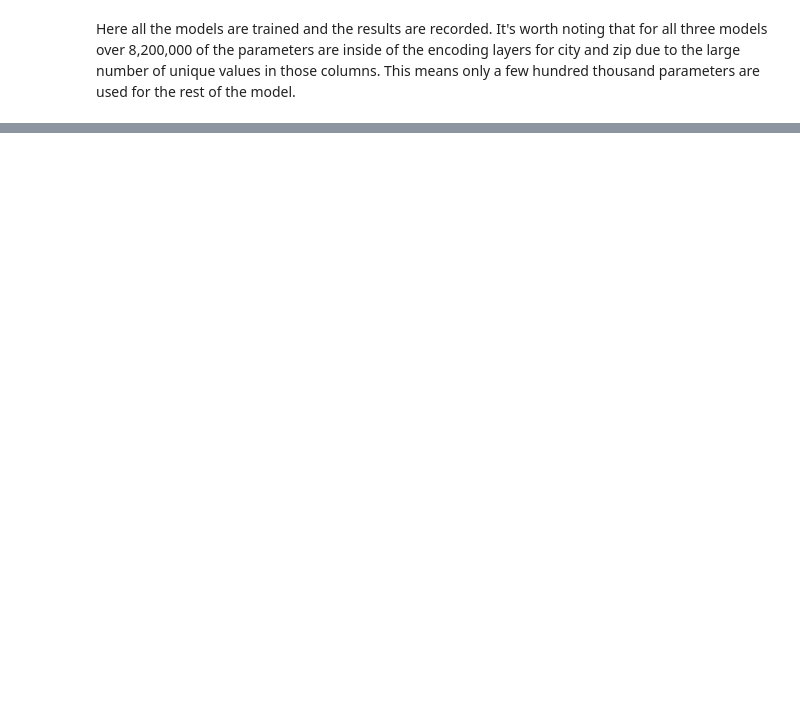
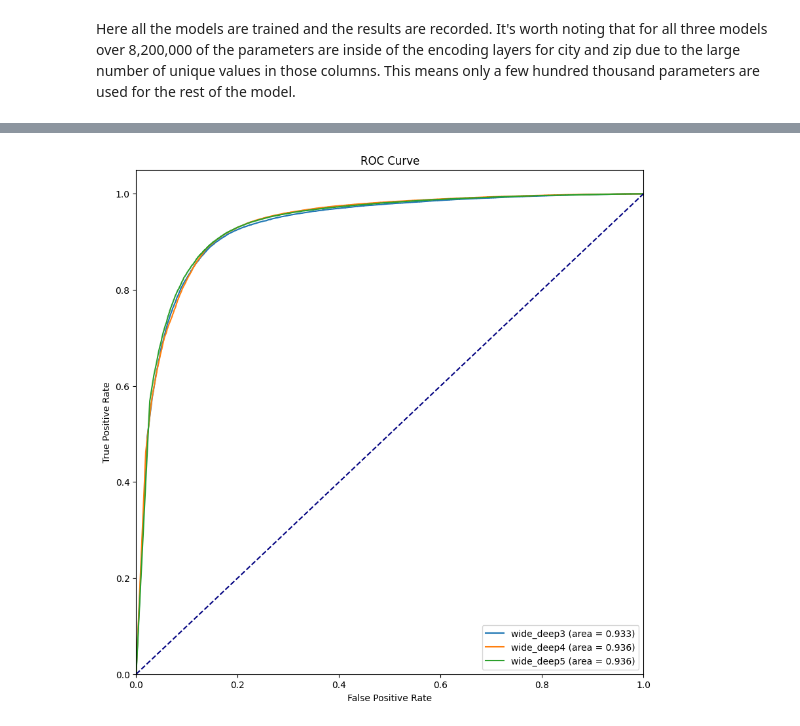
Before and after one commit to MarkBrub/ML_Python, a Jupyter notebook: Labs/Lab5.ipynb, the cells around one changed output, grey strips where cells are left out. Saved outputs shown, nothing was run; the diff lists cells and outputs as text; code cells hidden in the pictures; blank space fills up the shorter version.

```diff
--- a/Labs/Lab5.ipynb
+++ b/Labs/Lab5.ipynb
@@ -349,7 +349,7 @@ def f1_m(y_true, y_pred):
     recall = recall_m(y_true, y_pred)
     return 2*((precision*recall)/(precision+recall+K.epsilon()))
 
-def plot_history(history):
+def plot_history(history, name):
     # plot f1 score, loss, and accuracy for training and validation together
     plt.figure(figsize=(20, 5))
 
@@ -377,16 +377,21 @@ def plot_history(history):
     plt.title('Accuracy')
     plt.legend(['Train', 'Test'], loc='best')
 
+    # set the title for the whole figure
+    plt.suptitle(name, fontsize=16)
+
     plt.show()
 
 def plot_ROC_curve(y_test, yhat, model_names):
+    plt.figure(figsize=(10, 10))
+
     # plot the curve for each pair of y_test and yhat on the same plot
-    for i in range(len(y_test)):
-        fpr, tpr, _ = mt.roc_curve(y_test[i], yhat[i])
+    for y_guess, name in zip(yhat, model_names):
+        fpr, tpr, _ = mt.roc_curve(y_test, y_guess)
         auc = mt.auc(fpr, tpr)
-        plt.plot(fpr, tpr, label=model_names[i] + ' (area = %0.2f)' % auc)
+        plt.plot(fpr, tpr, label=name + ' (area = %0.3f)' % auc)
 
-    plt.plot([0, 1], [0, 1], color='navy', lw=2, linestyle='--')
+    plt.plot([0, 1], [0, 1], color='navy', lw=1.5, linestyle='--')
     plt.xlim([0.0, 1.0])
     plt.ylim([0.0, 1.05])
     plt.xlabel('False Positive Rate')
@@ -612,8 +575,16 @@ Model wide_deep5 compiled with 8,537,972 parameters
 # %% [markdown]
 Here all the models are trained and the results are recorded. It's worth noting that for all three models over 8,200,000 of the parameters are inside of the encoding layers for city and zip due to the large number of unique values in those columns. This means only a few hundred thousand parameters are used for the rest of the model.
 # %%
-yhat = model.predict([X_test_crossed,X_test_cat,X_test_num])
-yhat_rounded = np.round(yhat)
-print(mt.confusion_matrix(y_test, yhat_rounded))
-print(mt.classification_report(y_test, yhat_rounded))
+# evaluate the models
+yhat = []
+yhat_rounded = []
+
+for model in models:
+    yhat.append(model.predict([X_test_crossed, X_test_cat, X_test_num]))
+    yhat_rounded.append(np.round(yhat[-1]))
+    print(f'Confusion matrix for {model.name}:')
+    print(mt.confusion_matrix(y_test, yhat_rounded[-1]))
+    print(f'Classification report for {model.name}:')
+    print(mt.classification_report(y_test, yhat_rounded[-1]))
+    print()
 # %% [output]
@@ -633,0 +616,5 @@ plot_history(history)
+# %%
+# plot the ROC curves
+plot_ROC_curve(y_test, yhat, model_names)
+# %% [output]
+[figure, added]
```
Also changed, not shown: parts of 17 cells of this notebook, 5 other files.
